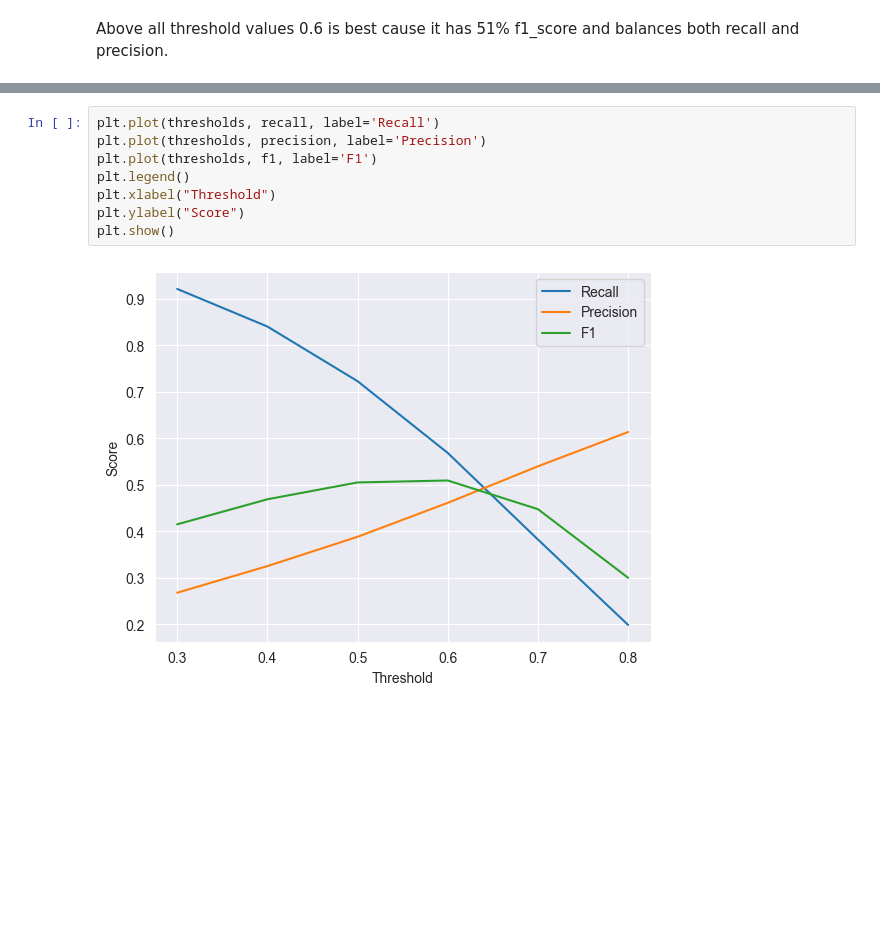
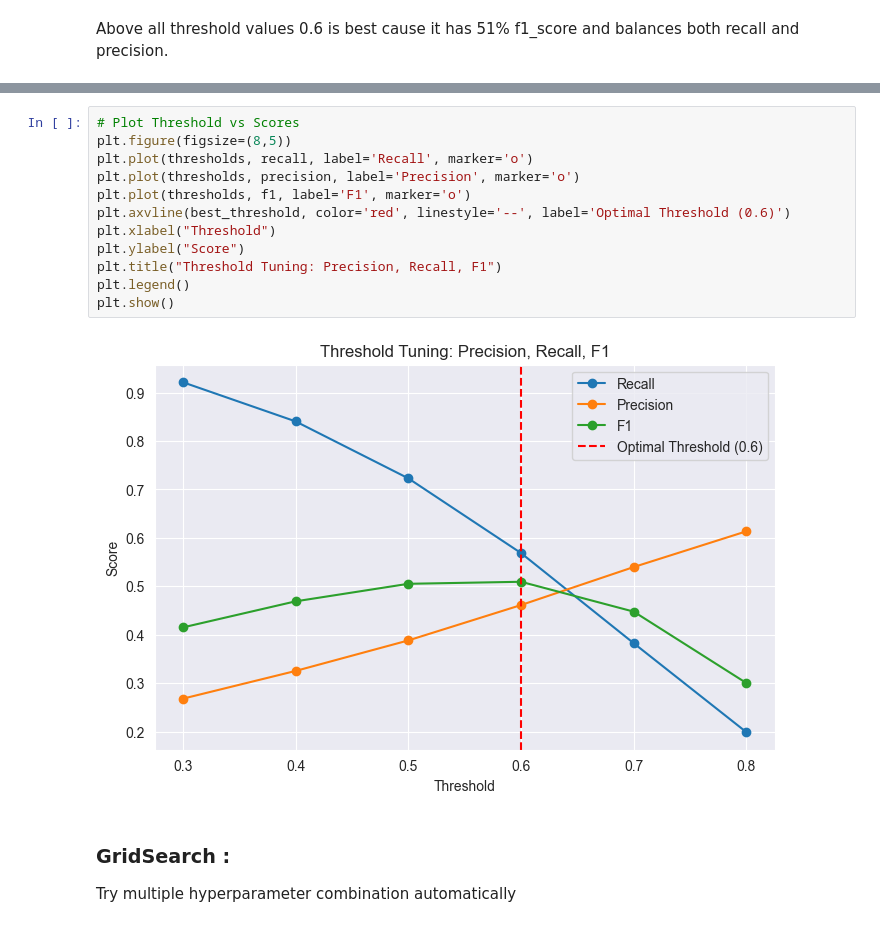
Before and after one commit to Wasima230Sultana/Customer-Churn-Analysis, a Jupyter notebook: Customer-churn.ipynb, the cells around one changed output, grey strips where cells are left out. Cells and saved outputs as stored; diff of their text form; blank space fills up the shorter version.

```diff
--- a/Customer-churn.ipynb
+++ b/Customer-churn.ipynb
@@ -429,12 +430,19 @@ Classification Report (SK-Fold CV):
    macro avg       0.66      0.69      0.67     10000
 weighted avg       0.79      0.77      0.78     10000
 # %%
-plt.plot(thresholds, recall, label='Recall')
-plt.plot(thresholds, precision, label='Precision')
-plt.plot(thresholds, f1, label='F1')
-plt.legend()
+# Plot Threshold vs Scores
+plt.figure(figsize=(8,5))
+plt.plot(thresholds, recall, label='Recall', marker='o')
+plt.plot(thresholds, precision, label='Precision', marker='o')
+plt.plot(thresholds, f1, label='F1', marker='o')
+plt.axvline(best_threshold, color='red', linestyle='--', label='Optimal Threshold (0.6)')
 plt.xlabel("Threshold")
 plt.ylabel("Score")
+plt.title("Threshold Tuning: Precision, Recall, F1")
+plt.legend()
 plt.show()
 # %% [output]
-[figure, old version]
+[figure, new version]
+# %% [markdown]
+<h3>GridSearch :</h3>
+<p>Try multiple hyperparameter combination automatically</p>
```
Also changed, not shown: parts of 9 cells of this notebook.
